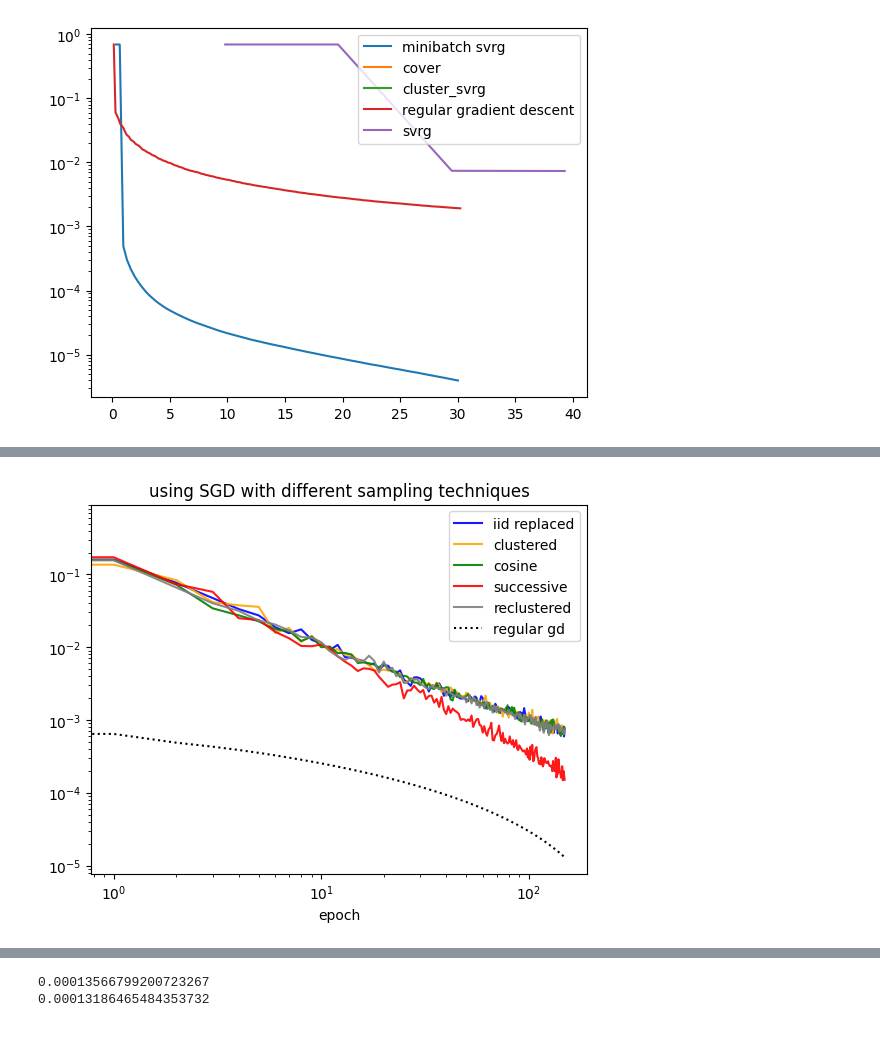
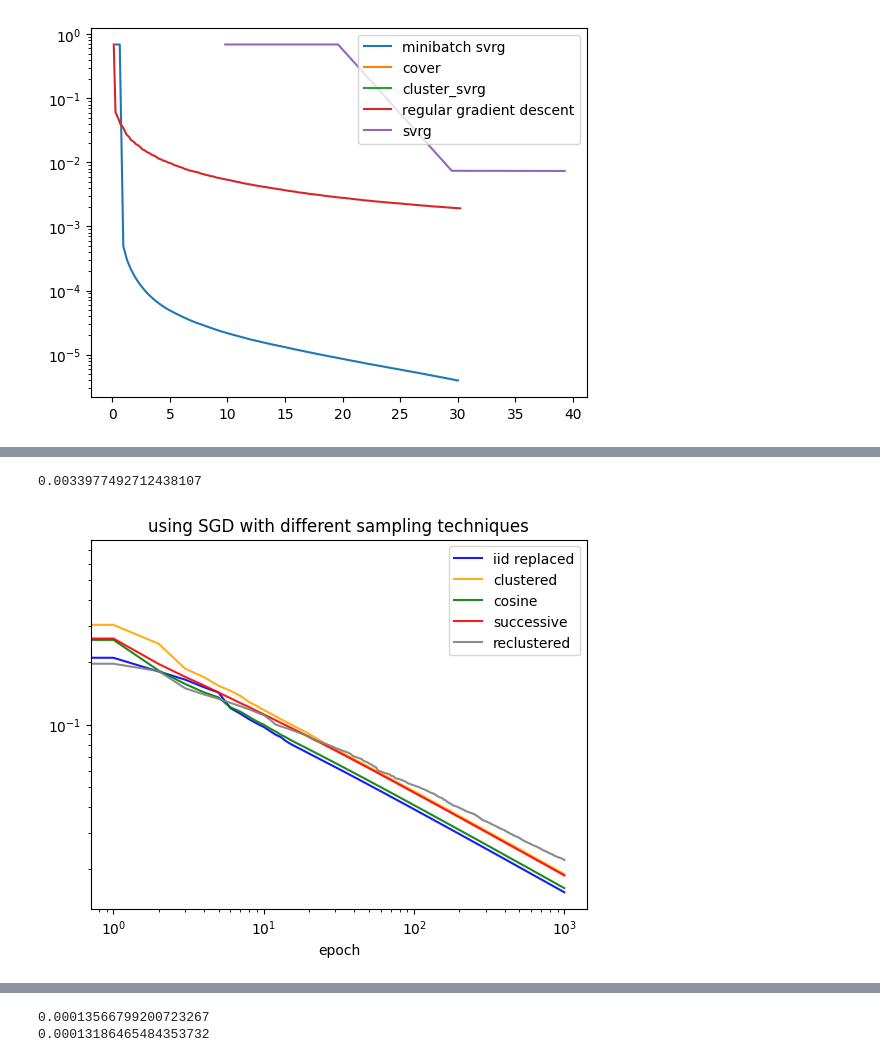
Before and after one commit to yy214/cluster-for-opt, a Jupyter notebook: clustering_for_opt.ipynb, the cells around one changed output, grey strips where cells are left out. Drawn from its saved outputs; the diff is of its cells as text; code cells hidden in the pictures.

```diff
--- a/clustering_for_opt.ipynb
+++ b/clustering_for_opt.ipynb
@@ -42,10 +8,10 @@ plt.show()
 # %%
-NB_EPOCH = 150
+NB_EPOCH = 1000
 TIME_LIM = None # 25
 BATCH_SIZE = 64
 
 
-REPEAT_TIMES = 10
+REPEAT_TIMES = 1
 # %%
 def make_2d_classification(N=4000, well_split=True):
     a_pos1 = torch.randn(N//4, 2) + torch.tensor([3.0, 2.0])
@@ -184,9 +150,10 @@ def load_svm_classif_tensor(filename, process=None):
             warnings.warn("process should be one of '1 2' or '+-1'", UserWarning)
     return TensorDataset(scaled_X, y)
 # %%
-dataset = load_svm_classif_tensor("./data/phishing_dataset.txt") #make_2d_classification(well_split=True)
+dataset = mnist_01_train# load_svm_classif_tensor("./data/phishing_dataset.txt") #make_2d_classification(well_split=True)
 clustered_data, full_labels = dataset.tensors
 labeled_data = logistic_label_01_process(dataset)
+N = len(dataset)
 # %%
 # probably utils function
 from utils import dimension_reduction
@@ -379,21 +362,21 @@ nb of clusters: 36
 # %%
-from solvers import alt_solve_problem
+# from solvers import alt_solve_problem
 
-# get number of thing per batch
-v = np.zeros(len(alt_clusters))
-for i in range(len(alt_clusters)):
-    grads = np.mean(close_gradients[alt_clusters[i]], axis=0)
-    v[i] = np.mean(np.sum((close_gradients[alt_clusters[i]] - grads)**2, axis=1))
-v = torch.from_numpy(v)
+# # get number of thing per batch
+# v = np.zeros(len(alt_clusters))
+# for i in range(len(alt_clusters)):
+#     grads = np.mean(close_gradients[alt_clusters[i]], axis=0)
+#     v[i] = np.mean(np.sum((close_gradients[alt_clusters[i]] - grads)**2, axis=1))
+# v = torch.from_numpy(v)
 
-_, alt_sol, _ = alt_solve_problem(base_model,
-                                  log_01_criterion,
-                                  optimizer_class=torch.optim.SGD,
-                                  datasource=dataset,
-                                  cluster_labels=alt_cluster_labels,
-                                  v_i=v,
-                                  batch_size=BATCH_SIZE,
-                                  n_epoch=200)
+# _, alt_sol, _ = alt_solve_problem(base_model,
+#                                   log_01_criterion,
+#                                   optimizer_class=torch.optim.SGD,
+#                                   datasource=dataset,
+#                                   cluster_labels=alt_cluster_labels,
+#                                   v_i=v,
+#                                   batch_size=BATCH_SIZE,
+#                                   n_epoch=200)
 # %% [markdown]
 Both for comparison and for checking if the learning rate works
 # %%
@@ -727,16 +656,26 @@ def plot_mult_iter(losses, opt_val, color, label):
+# %%
+opt_wrong = get_regularized_loss(wrong_model,
+                                    clustered_data,
+                                    full_labels,
+                                    log_01_criterion,
+                                    LAMBDA).item()
+opt_wrong
+# %% [output]
+0.0033977492712438107
 # %%
 plot_mult_iter(sgd_sols_iid, opt_val, color="blue", label="iid replaced")
 plot_mult_iter(sgd_sols_cluster, opt_val, color="orange", label="clustered")
 plot_mult_iter(sgd_sols_cosine, opt_val, color="green", label="cosine")
 plot_mult_iter(sgd_sols, opt_val, color="red", label="successive")
 plot_mult_iter(sgd_bis, opt_val, color="grey", label="reclustered")
-plt.plot(regular_gd_sol - opt_val, linestyle='dotted', color="black", label="regular gd")
+# plt.plot(regular_gd_sol - opt_val, linestyle='dotted', color="black", label="regular gd")
+# plt.plot([opt_wrong]*NB_EPOCH)
 
 plt.legend()
 # plt.yscale("log")
 plt.loglog()
 plt.xlabel("epoch")
 plt.title("using SGD with different sampling techniques")
 plt.show()
 # %% [output]
-[figure, old version]
+[figure, new version]
```
Also changed, not shown: parts of 39 cells of this notebook, 3 other files.
